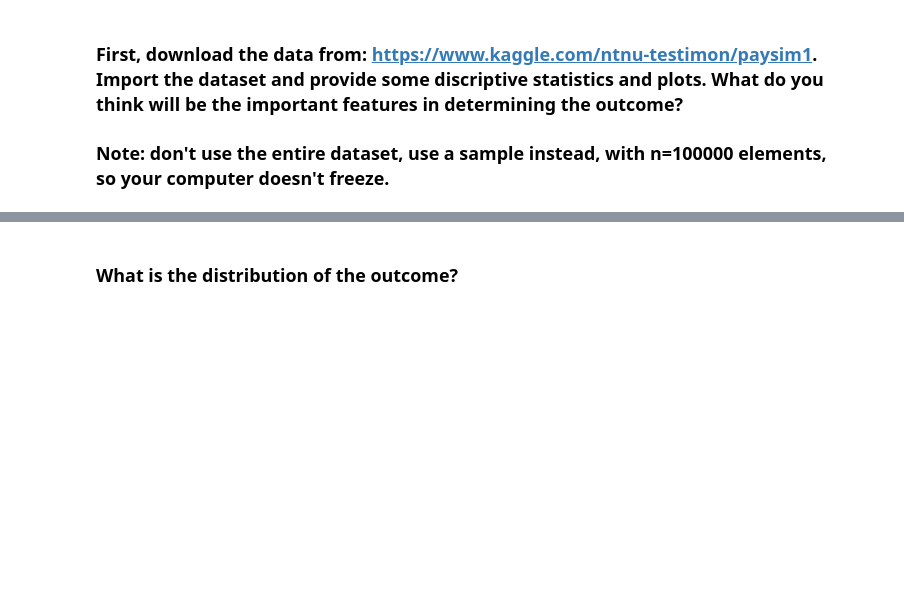
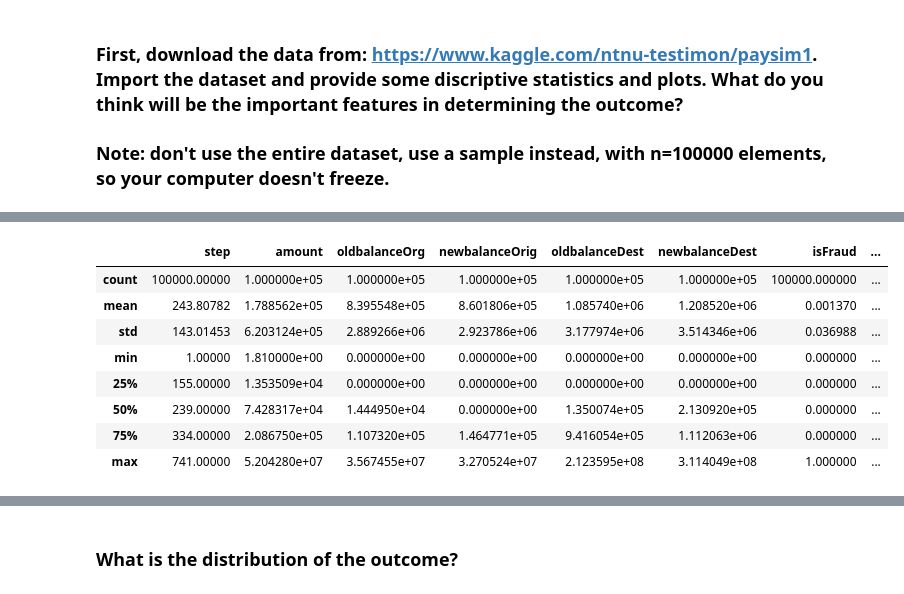
Before and after one commit to ta-data-lis/lab-imbalance, a Jupyter notebook: your-code/lab_imbalance.ipynb, the cells around one changed output, grey strips where cells are left out. Drawn from its saved outputs; the diff is of its cells as text; code cells hidden in the pictures; blank space fills up the shorter version.

```diff
--- a/your-code/lab_imbalance.ipynb
+++ b/your-code/lab_imbalance.ipynb
@@ -13,0 +54,12 @@ Like we disussed in class, when we have noisy data, if we are not careful, we ca
+# %%
+df.describe()
+# %% [output]
+|  | step | amount | oldbalanceOrg | newbalanceOrig | oldbalanceDest | newbalanceDest | isFraud | ... |
+| count | 100000.00000 | 1.000000e+05 | 1.000000e+05 | 1.000000e+05 | 1.000000e+05 | 1.000000e+05 | 100000.000000 | ... |
+| mean | 243.80782 | 1.788562e+05 | 8.395548e+05 | 8.601806e+05 | 1.085740e+06 | 1.208520e+06 | 0.001370 | ... |
+| std | 143.01453 | 6.203124e+05 | 2.889266e+06 | 2.923786e+06 | 3.177974e+06 | 3.514346e+06 | 0.036988 | ... |
+| min | 1.00000 | 1.810000e+00 | 0.000000e+00 | 0.000000e+00 | 0.000000e+00 | 0.000000e+00 | 0.000000 | ... |
+| 25% | 155.00000 | 1.353509e+04 | 0.000000e+00 | 0.000000e+00 | 0.000000e+00 | 0.000000e+00 | 0.000000 | ... |
+| 50% | 239.00000 | 7.428317e+04 | 1.444950e+04 | 0.000000e+00 | 1.350074e+05 | 2.130920e+05 | 0.000000 | ... |
+| 75% | 334.00000 | 2.086750e+05 | 1.107320e+05 | 1.464771e+05 | 9.416054e+05 | 1.112063e+06 | 0.000000 | ... |
+| max | 741.00000 | 5.204280e+07 | 3.567455e+07 | 3.270524e+07 | 2.123595e+08 | 3.114049e+08 | 1.000000 | ... |
```
Also changed, not shown: parts of 41 cells of this notebook.
